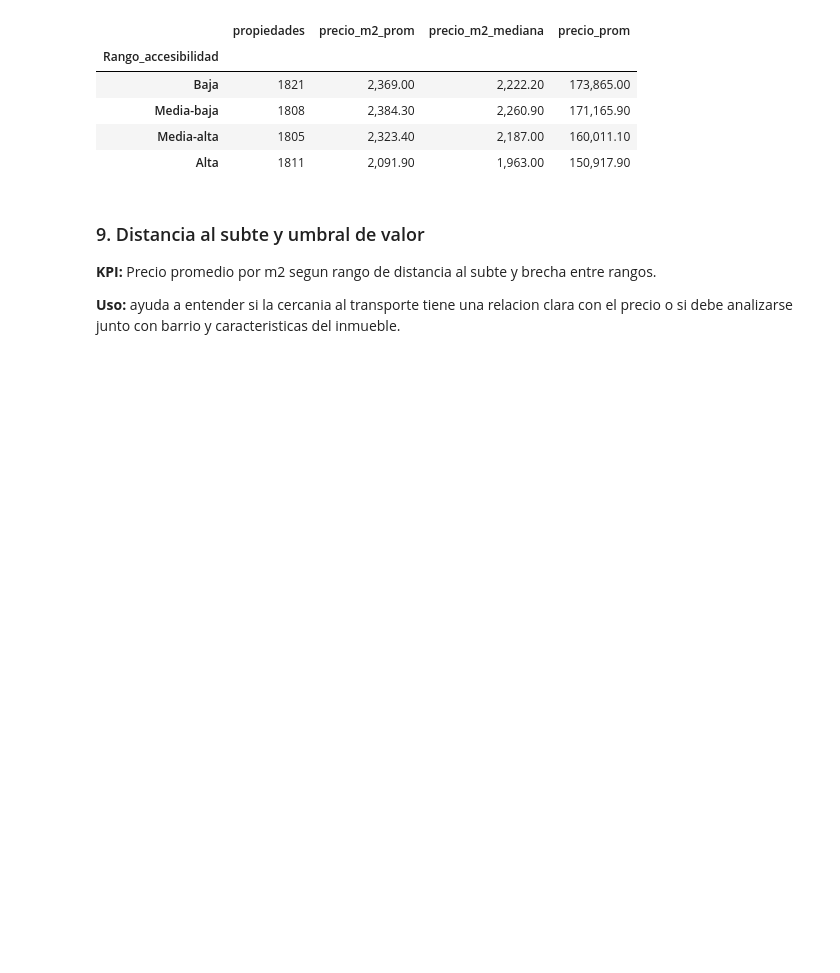
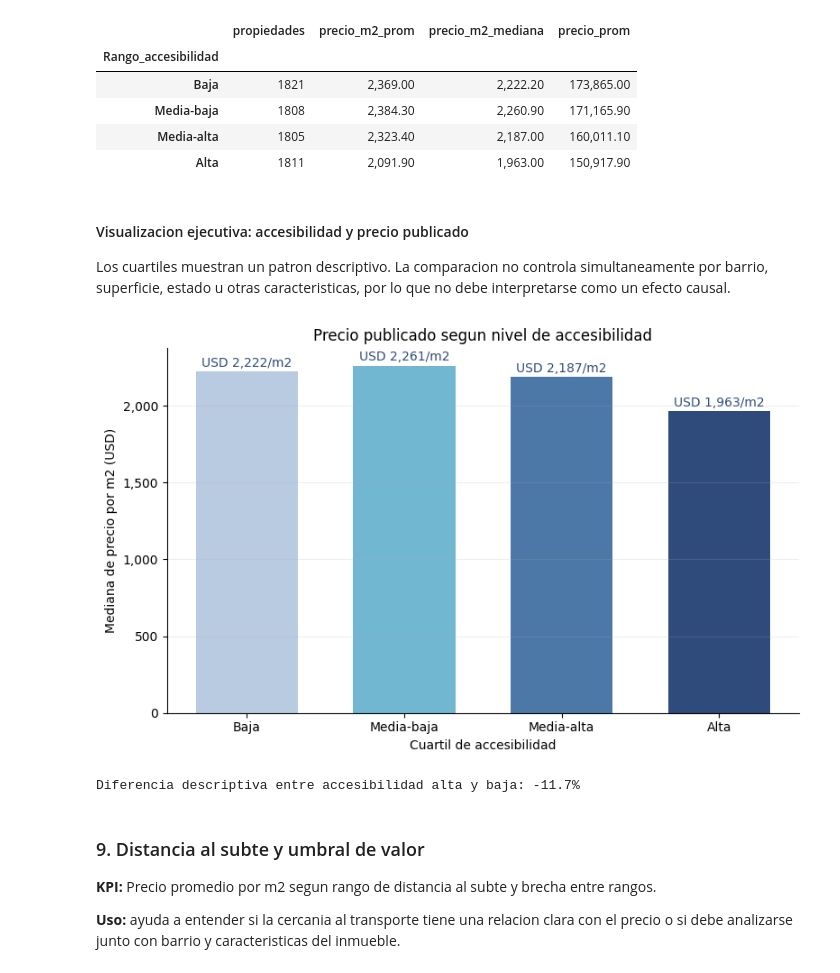
Before and after one commit to LBinello2004/TP_Analitica_Descriptiva_ITBA, a Jupyter notebook: notebooks/06_Hipotesis_Y_KPIs.ipynb, the cells around one changed output. Drawn from its saved outputs; the diff is of its cells as text; code cells hidden in the pictures; blank space fills up the shorter version.

```diff
--- a/notebooks/06_Hipotesis_Y_KPIs.ipynb
+++ b/notebooks/06_Hipotesis_Y_KPIs.ipynb
@@ -386,6 +424,36 @@ precio_accesibilidad.round(1)
 | Media-baja | 1808 | 2,384.30 | 2,260.90 | 171,165.90 |
 | Media-alta | 1805 | 2,323.40 | 2,187.00 | 160,011.10 |
 | Alta | 1811 | 2,091.90 | 1,963.00 | 150,917.90 |
+# %% [markdown]
+#### Visualizacion ejecutiva: accesibilidad y precio publicado
+
+Los cuartiles muestran un patron descriptivo. La comparacion no controla simultaneamente por barrio, superficie, estado u otras caracteristicas, por lo que no debe interpretarse como un efecto causal.
+# %%
+medianas_accesibilidad = precio_accesibilidad["precio_m2_mediana"]
+precio_accesibilidad.to_csv(
+    "../data/processed/resumen_presentacion_accesibilidad.csv",
+    encoding="utf-8-sig"
+)
+
+fig, ax = plt.subplots(figsize=(8, 5))
+colores = ["#B9CBE0", "#72B7D2", "#4C78A8", "#2F4B7C"]
+barras = ax.bar(medianas_accesibilidad.index.astype(str), medianas_accesibilidad.values, color=colores, width=0.65)
+for barra, valor in zip(barras, medianas_accesibilidad.values):
+    ax.text(barra.get_x() + barra.get_width() / 2, valor + 30, f"USD {valor:,.0f}/m2", ha="center", color="#2F4B7C")
+ax.set_title("Precio publicado segun nivel de accesibilidad")
+ax.set_xlabel("Cuartil de accesibilidad")
+ax.set_ylabel("Mediana de precio por m2 (USD)")
+ax.yaxis.set_major_formatter(mticker.StrMethodFormatter("{x:,.0f}"))
+ax.spines[["top", "right"]].set_visible(False)
+ax.grid(axis="y", alpha=0.2)
+plt.tight_layout()
+plt.show()
+
+brecha_accesibilidad = 100 * (medianas_accesibilidad["Alta"] / medianas_accesibilidad["Baja"] - 1)
+print(f"Diferencia descriptiva entre accesibilidad alta y baja: {brecha_accesibilidad:.1f}%")
+# %% [output]
+[figure, added]
+Diferencia descriptiva entre accesibilidad alta y baja: -11.7%
 # %% [markdown]
 ### 9. Distancia al subte y umbral de valor
 
```
Also changed, not shown: parts of 3 cells of this notebook, 30 other files.
